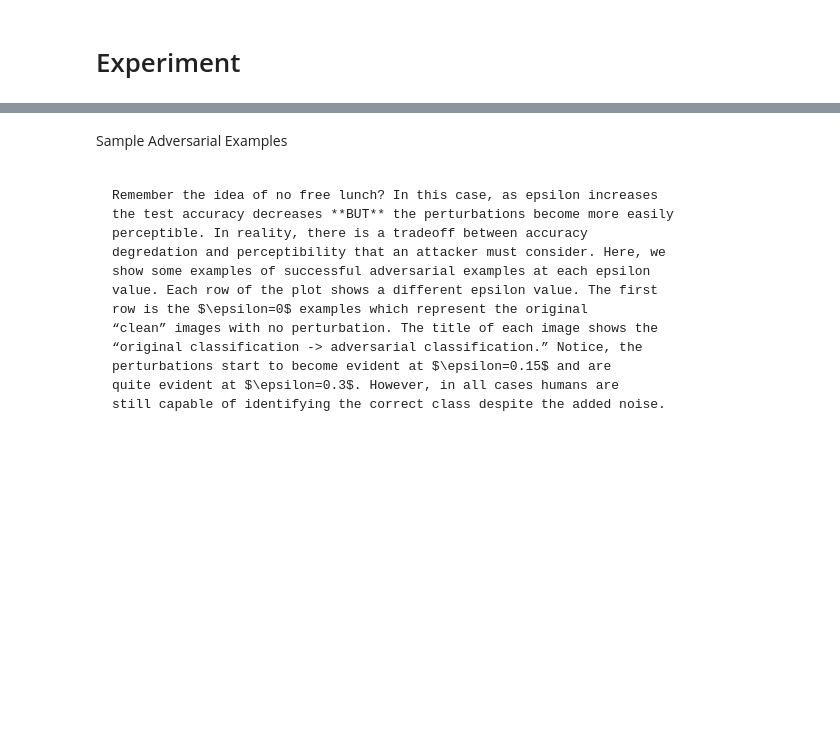
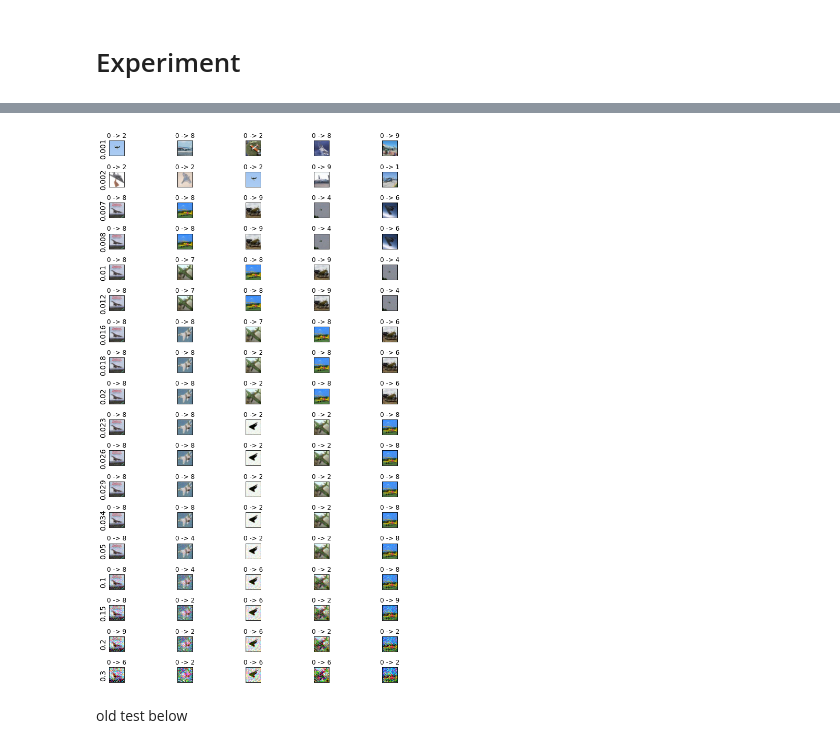
Before and after one commit to shatz01/more_better, a Jupyter notebook: fgsm_reverse.ipynb, the cells around one changed output, grey strips where cells are left out. Saved outputs shown, nothing was run; the diff lists cells and outputs as text; code cells hidden in the pictures; blank space fills up the shorter version.

```diff
--- a/fgsm_reverse.ipynb
+++ b/fgsm_reverse.ipynb
@@ -137,6 +123,7 @@ memory_bank_size = 4096
 class MocoModel(pl.LightningModule):
     def __init__(self):
         super().__init__()
+        self.automatic_optimization = False
 
         # create a ResNet backbone and remove the classification head
         resnet = lightly.models.ResNetGenerator('resnet-18', 1, num_splits=8)
@@ -165,8 +152,15 @@ class MocoModel(pl.LightningModule):
         x1.requires_grad = True
         y0, y1 = self.resnet_moco(x0, x1)
         loss = self.criterion(y0, y1)
-        loss.backward()
+        self.manual_backward(loss)
+        # loss.backward()
         return x0.grad, x1.grad, loss
+
+    def contrastive_loss_nograd(self, x0, x1):
+        with torch.no_grad():
+            y0, y1 = self.resnet_moco(x0, x1)
+            loss = self.criterion(y0, y1)
+        return loss
 
 
     # We provide a helper method to log weights in tensorboard
@@ -391,34 +445,22 @@ plt.show()
-# %% [markdown]
-Sample Adversarial Examples
-~~~~~~~~~~~~~~~~~~~~~~~~~~~
-
-Remember the idea of no free lunch? In this case, as epsilon increases
-the test accuracy decreases **BUT** the perturbations become more easily
-perceptible. In reality, there is a tradeoff between accuracy
-degredation and perceptibility that an attacker must consider. Here, we
-show some examples of successful adversarial examples at each epsilon
-value. Each row of the plot shows a different epsilon value. The first
-row is the $\epsilon=0$ examples which represent the original
-“clean” images with no perturbation. The title of each image shows the
-“original classification -> adversarial classification.” Notice, the
-perturbations start to become evident at $\epsilon=0.15$ and are
-quite evident at $\epsilon=0.3$. However, in all cases humans are
-still capable of identifying the correct class despite the added noise.
 # %%
 # Plot several examples of adversarial samples at each epsilon
 cnt = 0
-plt.figure(figsize=(8,10))
+plt.figure(figsize=(10, 15))
 for i in range(len(epsilons)):
     for j in range(len(examples[i])):
         cnt += 1
         plt.subplot(len(epsilons),len(examples[0]),cnt)
         plt.xticks([], [])
         plt.yticks([], [])
         if j == 0:
-            plt.ylabel("{}eps".format(epsilons[i]), fontsize=14) # eps
+            plt.ylabel("{}".format(epsilons[i]), fontsize=14) # eps
         orig,adv,ex = examples[i][j]
         ex = np.moveaxis(ex, 0, -1)
         plt.title("{} -> {}".format(orig, adv))
         plt.imshow(ex, cmap="gray")
 plt.tight_layout()
 plt.show()
+# %% [output]
+[figure, added]
+# %% [markdown]
+old test below
```
Also changed, not shown: parts of 30 cells of this notebook, 2 other files.
